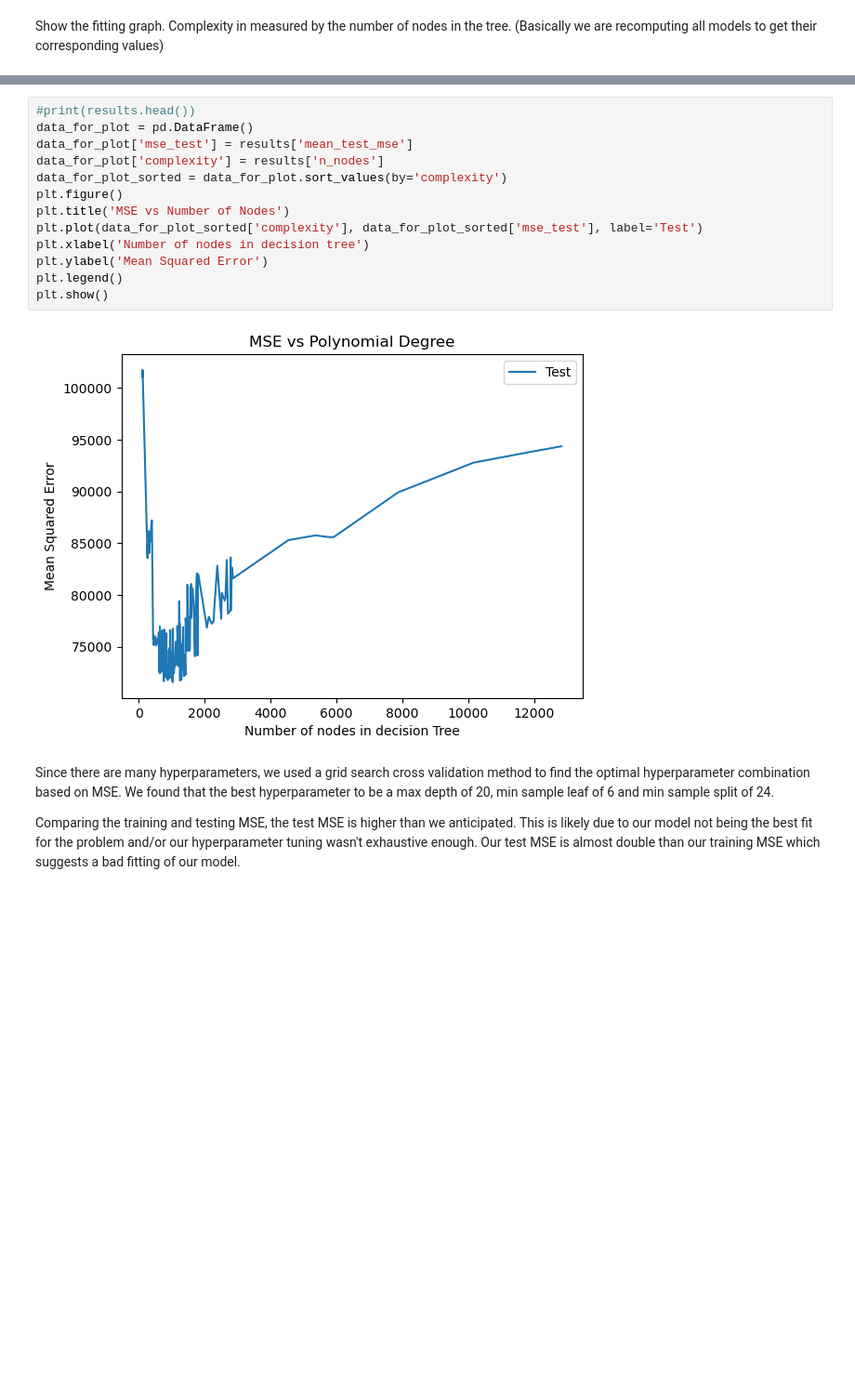
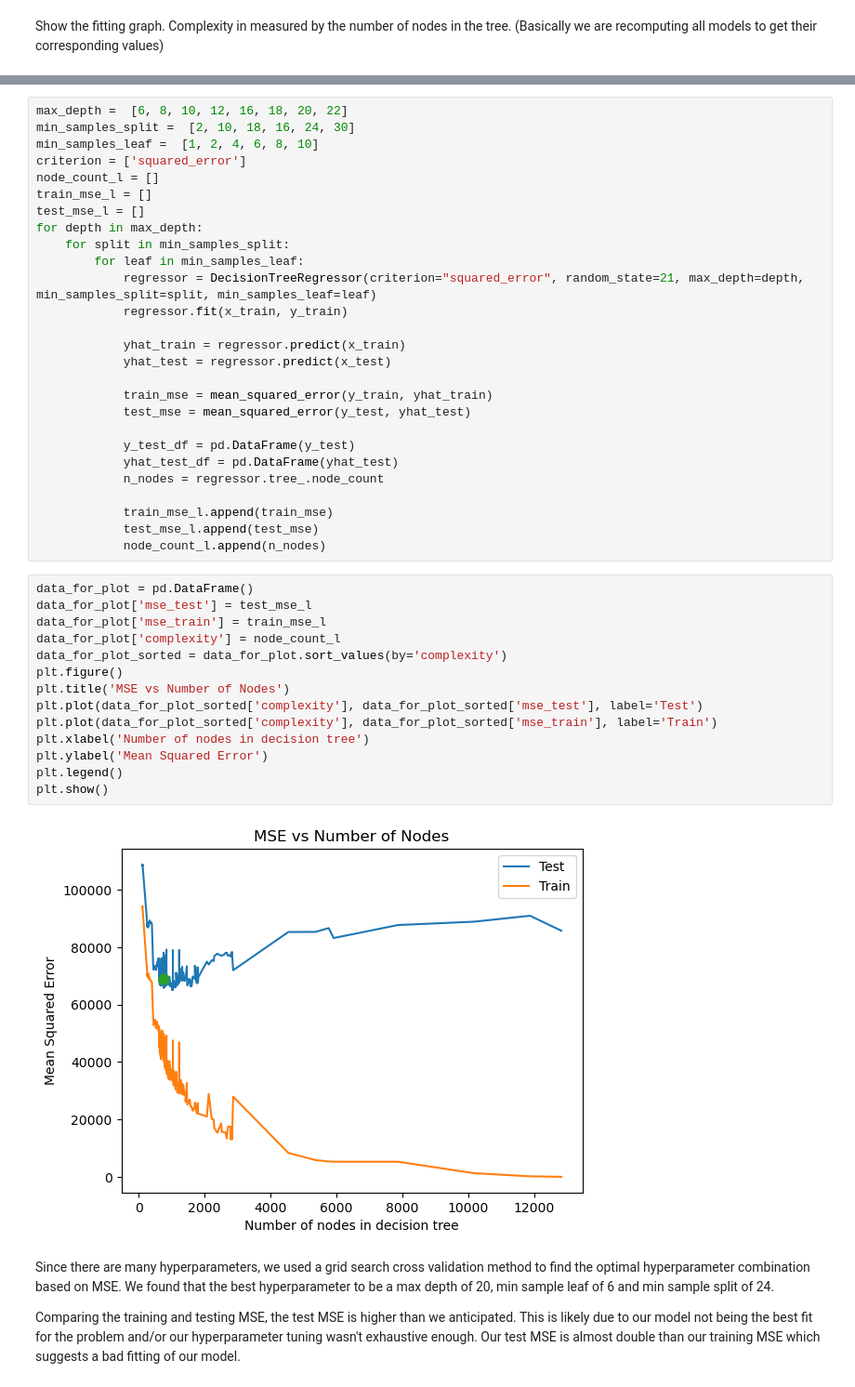
Before and after one commit to dennisliang01/CSE151A_Group_Proejct, a Jupyter notebook: 3_second_model.ipynb, the cells around one changed output, grey strips where cells are left out. Shown: that part at 93% size. Drawn from its saved outputs; the diff is of its cells as text; blank space fills up the shorter version.

Commit message:
updated fitting graph

```diff
--- a/3_second_model.ipynb
+++ b/3_second_model.ipynb
@@ -215,18 +192,46 @@ results['n_nodes'] = results['params'].apply(lambda params: DecisionTreeRegresso
+# %%
+max_depth =  [6, 8, 10, 12, 16, 18, 20, 22]
+min_samples_split =  [2, 10, 18, 16, 24, 30]
+min_samples_leaf =  [1, 2, 4, 6, 8, 10]
+criterion = ['squared_error']
+node_count_l = []
+train_mse_l = []
+test_mse_l = []
+for depth in max_depth:
+    for split in min_samples_split:
+        for leaf in min_samples_leaf:
+            regressor = DecisionTreeRegressor(criterion="squared_error", random_state=21, max_depth=depth, min_samples_split=split, min_samples_leaf=leaf)
+            regressor.fit(x_train, y_train)
+
+            yhat_train = regressor.predict(x_train)
+            yhat_test = regressor.predict(x_test)
+
+            train_mse = mean_squared_error(y_train, yhat_train)
+            test_mse = mean_squared_error(y_test, yhat_test)
+
+            y_test_df = pd.DataFrame(y_test)
+            yhat_test_df = pd.DataFrame(yhat_test)
+            n_nodes = regressor.tree_.node_count
+
+            train_mse_l.append(train_mse)
+            test_mse_l.append(test_mse)
+            node_count_l.append(n_nodes)
 # %%
-#print(results.head())
 data_for_plot = pd.DataFrame()
-data_for_plot['mse_test'] = results['mean_test_mse']
-data_for_plot['complexity'] = results['n_nodes']
+data_for_plot['mse_test'] = test_mse_l
+data_for_plot['mse_train'] = train_mse_l
+data_for_plot['complexity'] = node_count_l
 data_for_plot_sorted = data_for_plot.sort_values(by='complexity')
 plt.figure()
 plt.title('MSE vs Number of Nodes')
 plt.plot(data_for_plot_sorted['complexity'], data_for_plot_sorted['mse_test'], label='Test')
+plt.plot(data_for_plot_sorted['complexity'], data_for_plot_sorted['mse_train'], label='Train')
 plt.xlabel('Number of nodes in decision tree')
 plt.ylabel('Mean Squared Error')
 plt.legend()
 plt.show()
 # %% [output]
-[figure, old version]
+[figure, new version]
 # %% [markdown]
 Since there are many hyperparameters, we used a grid search cross validation method to find the optimal hyperparameter combination based on MSE. We found that the best hyperparameter to be a max depth of 20, min sample leaf of 6 and min sample split of 24.
 
```
Also changed, not shown: parts of 1 cell of this notebook.
